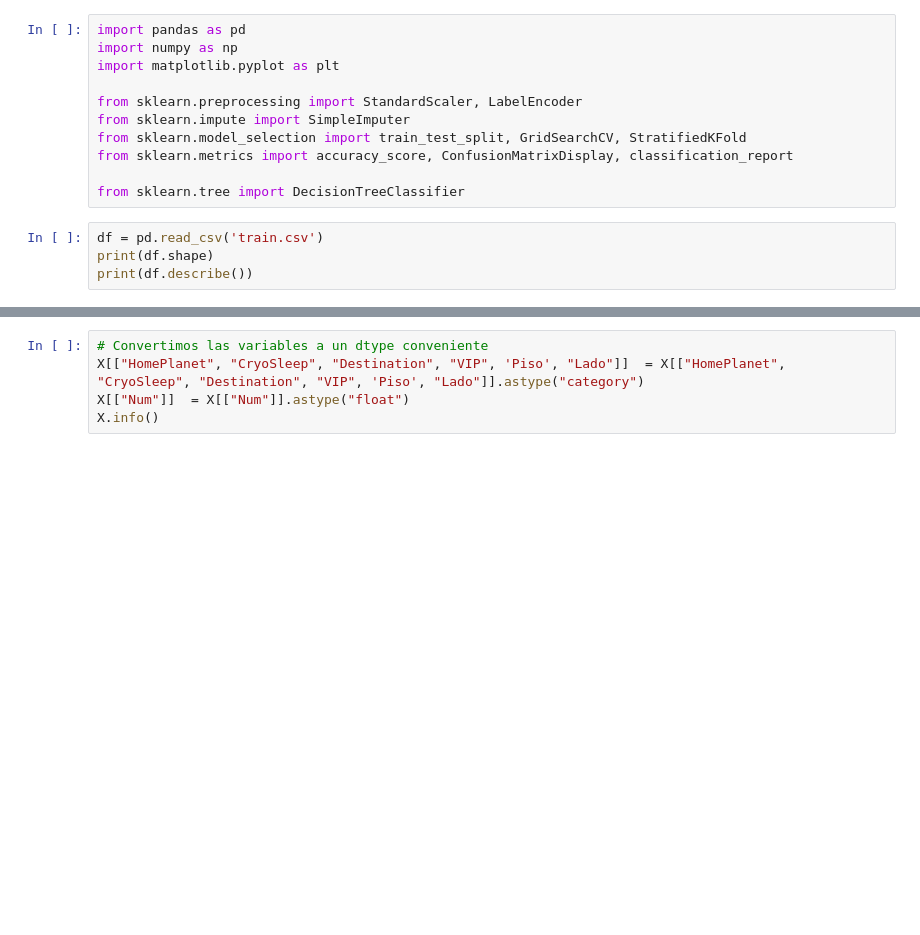
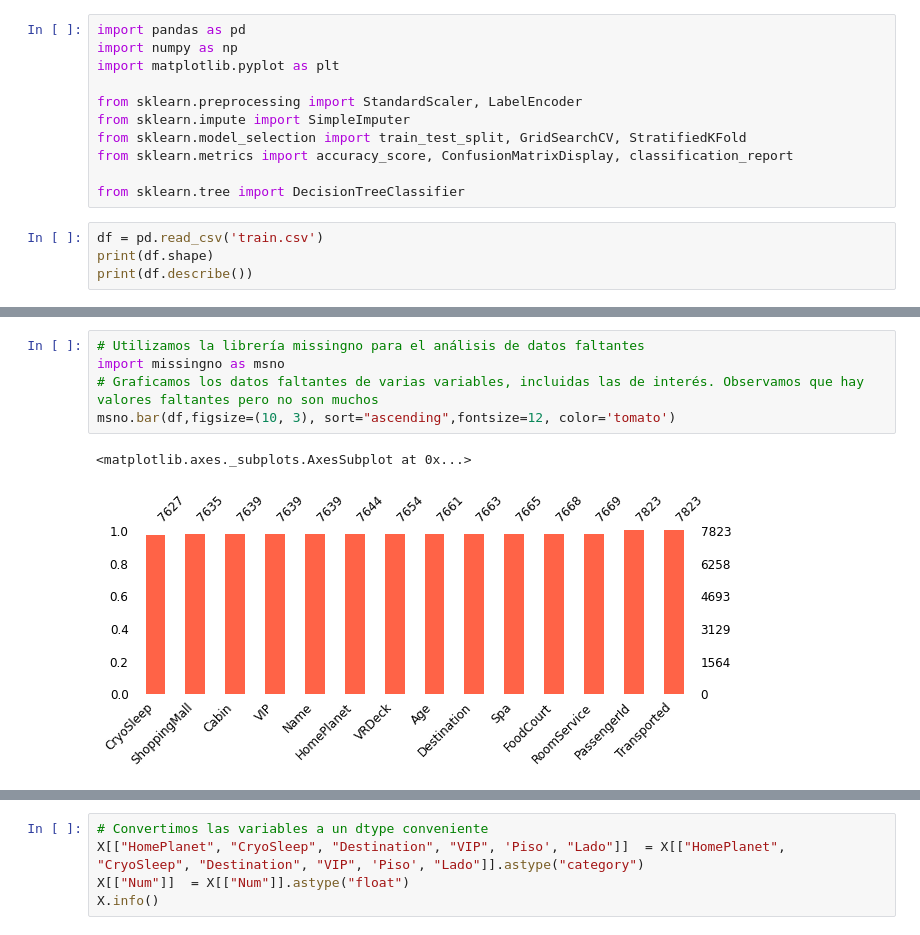
Before and after one commit to SebastianOrmaechea/An-lisis-Supervisado-Grupo-32, a Jupyter notebook: Practico_An_Sup_SGO_v1.ipynb, the cells around one changed output, grey strips where cells are left out. Saved outputs shown, nothing was run; the diff lists cells and outputs as text; blank space fills up the shorter version.

```diff
--- a/Practico_An_Sup_SGO_v1.ipynb
+++ b/Practico_An_Sup_SGO_v1.ipynb
@@ -36,0 +35,8 @@ False
+# %%
+# Utilizamos la librería missingno para el análisis de datos faltantes
+import missingno as msno
+# Graficamos los datos faltantes de varias variables, incluidas las de interés. Observamos que hay valores faltantes pero no son muchos
+msno.bar(df,figsize=(10, 3), sort="ascending",fontsize=12, color='tomato')
+# %% [output]
+<matplotlib.axes._subplots.AxesSubplot at 0x...>
+[figure, added]
```
Also changed, not shown: parts of 5 cells of this notebook.
